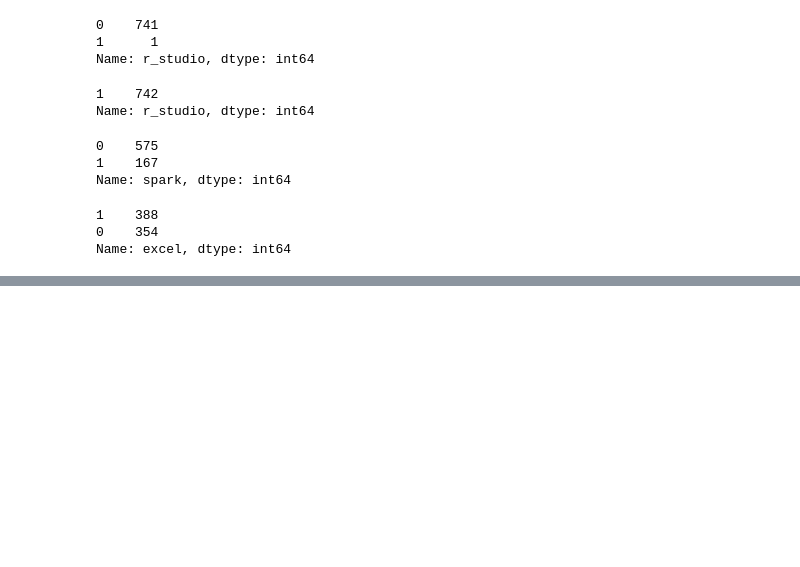
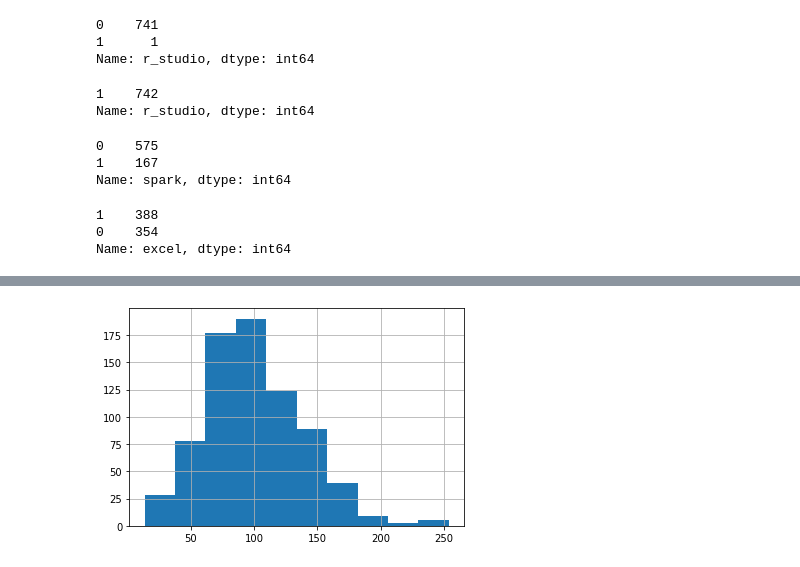
Before and after one commit to AhmadAbdElhameed/ds_salary_project, a Jupyter notebook: Data Cleaning.ipynb, the cells around one changed output, grey strips where cells are left out. Cells and saved outputs as stored; diff of their text form; code cells hidden in the pictures; blank space fills up the shorter version.

```diff
--- a/Data Cleaning.ipynb
+++ b/Data Cleaning.ipynb
@@ -234,0 +421,4 @@ df.to_csv("glassdoor_salary_clean.csv",index = False)
+# %%
+df1 = df.reset_index()
+# %%
+df = df1
@@ -234,0 +445,2 @@ df.to_csv("glassdoor_salary_clean.csv",index = False)
+# %%
+df['company_name'] = df.company_name.apply(lambda x: x.replace('\n',''))
@@ -234,0 +462,6 @@ df.to_csv("glassdoor_salary_clean.csv",index = False)
+# %%
+df['avg_salary'] = (df['max_salary'] + df['min_salary'])/2
+# %%
+df.avg_salary.hist();
+# %% [output]
+[figure, added]
```
Also changed, not shown: parts of 24 cells of this notebook.
